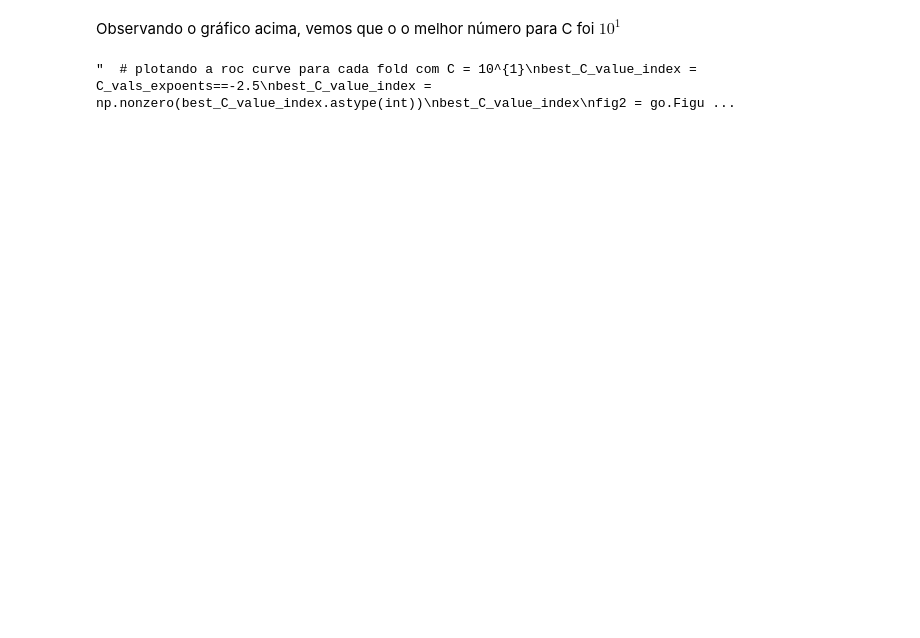
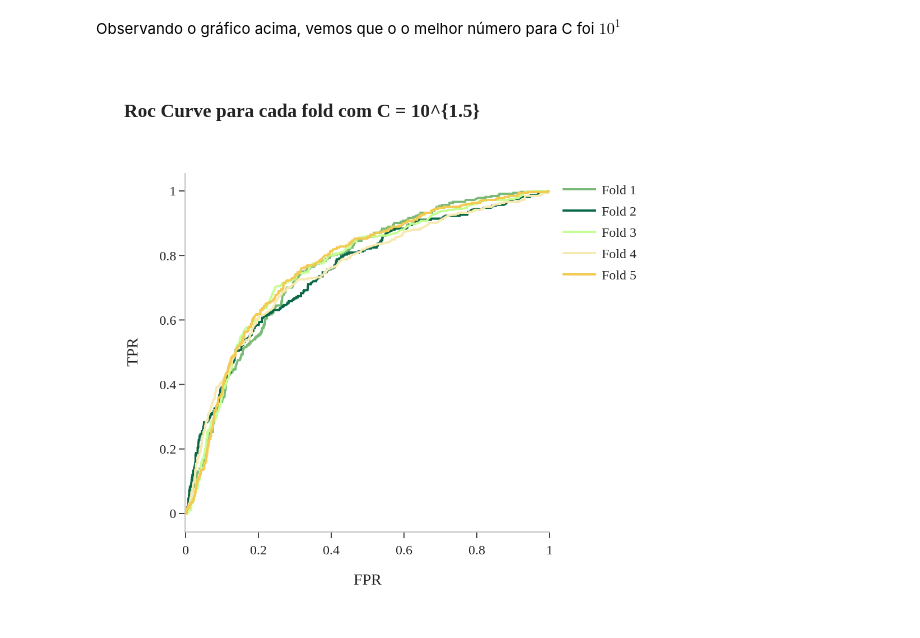
Before and after one commit to Fabio-luiz-sousa/bank_customer_churn_prediction, a Jupyter notebook: modeling/modeling.ipynb, the cells around one changed output. Saved outputs shown, nothing was run; the diff lists cells and outputs as text; code cells hidden in the pictures; blank space fills up the shorter version.

```diff
--- a/modeling/modeling.ipynb
+++ b/modeling/modeling.ipynb
@@ -109,21 +116,21 @@ fig.show('png',scale=2,width=500) """
 # %% [markdown]
 Observando o gráfico acima, vemos que o o melhor número para C foi $10^{1}$
 # %%
-"""  # plotando a roc curve para cada fold com C = 10^{1}
-best_C_value_index = C_vals_expoents==-2.5
+# plotando a roc curve para cada fold com C = 10^{1}
+best_C_value_index = C_vals_expoents==-2
 best_C_value_index = np.nonzero(best_C_value_index.astype(int))
 best_C_value_index
 fig2 = go.Figure()
 colors = ['#7ABA78','#0A6847','#C3FF93','#F6E9B2','#F3CA52']
 for this_fold in range(0,n_folds):
     fpr = cv_test_roc[best_C_value_index[0][0]][this_fold][0]
     tpr = cv_test_roc[best_C_value_index[0][0]][this_fold][1]
     fig2.add_trace(go.Scatter(x=fpr,y=tpr,mode='lines',name=f'Fold {this_fold+1}',marker_color=colors[this_fold]))
 fig2.update_layout(title='<b>Roc Curve para cada fold com C = 10^{1.5}',template='simple_white',font_family='RockWell')
 fig2.update_yaxes(title = dict(text='TPR'),linecolor='silver')
 fig2.update_xaxes(title = dict(text='FPR'),linecolor='silver')
-fig2.show('png',scale=2,width=500) """
+fig2.show('png',scale=2,width=500)
 # %% [output]
-"  # plotando a roc curve para cada fold com C = 10^{1}\nbest_C_value_index = C_vals_expoents==-2.5\nbest_C_value_index = np.nonzero(best_C_value_index.astype(int))\nbest_C_value_index\nfig2 = go.Figu ...
+[figure, added]
 # %%
 # função para avaliar o modelo
```
Also changed, not shown: parts of 8 cells of this notebook.
